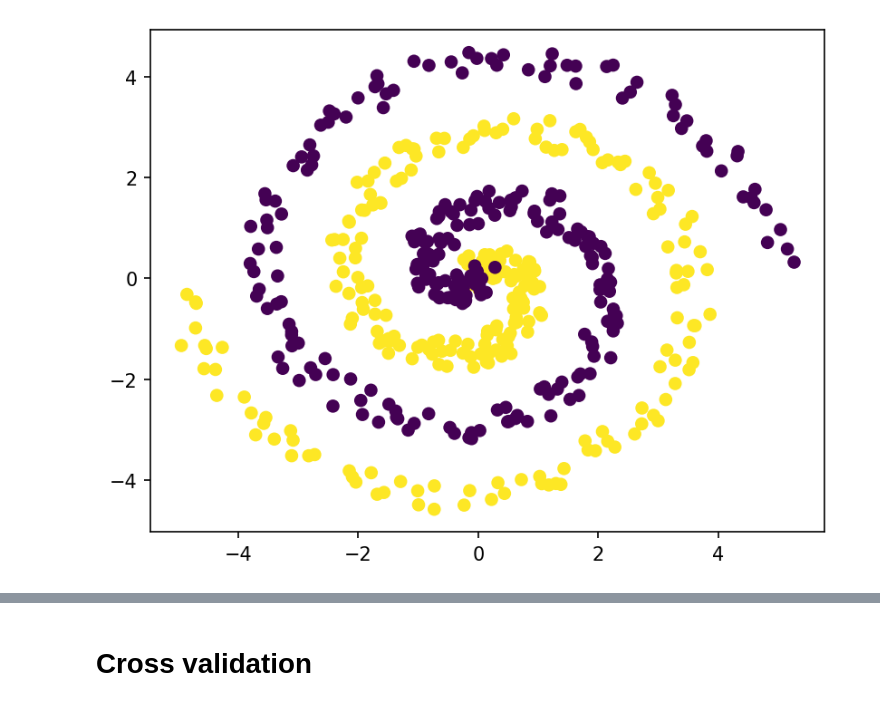
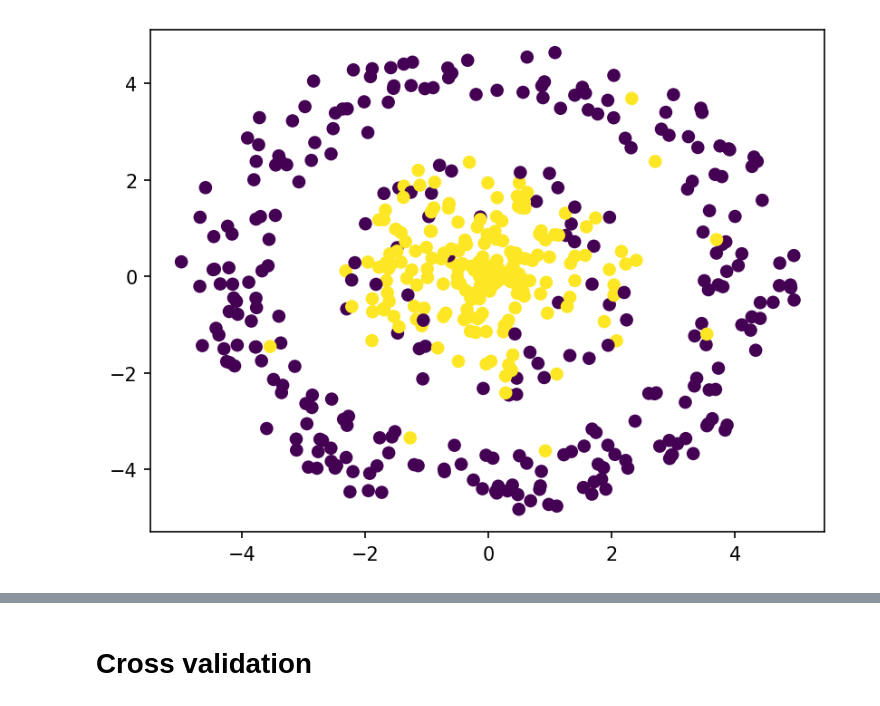
Before and after one commit to Alex1um/tmml, a Jupyter notebook: 5.ipynb, the cells around one changed output, grey strips where cells are left out. Saved outputs shown, nothing was run; the diff lists cells and outputs as text; code cells hidden in the pictures.

```diff
--- a/5.ipynb
+++ b/5.ipynb
@@ -68,6 +68,9 @@ def generate_spiral(N: int, noise: int):
     return x, y, labels
 
 def generate_circle(N: int, noise: int):
+    if N == 0:
+        return np.array([]), np.array([]), np.array([])
+    n = N // 2
     radius = 5
 
     def dist(x, y, center_x, center_y):
@@ -78,23 +81,24 @@ def generate_circle(N: int, noise: int):
         return 1 if dist(x, y, center_x, center_y) <= radius / 2 else -1
     get_circle_label = np.vectorize(get_circle_label)
 
-    r = np.concatenate((np.random.uniform(0, radius / 2, N), (np.random.uniform(radius * .7, radius, N))))
-    angle = np.random.uniform(0, 2 * np.pi, N * 2)
+    r = np.concatenate((np.random.uniform(0, radius / 2, n), (np.random.uniform(radius * .7, radius, n))))
+    angle = np.random.uniform(0, 2 * np.pi, n * 2)
     x = r * np.sin(angle)
-    noise_x = np.random.uniform(-radius, radius, N * 2) * noise
+    noise_x = np.random.uniform(-radius, radius, n * 2) * noise
     y = r * np.cos(angle)
-    noise_y = np.random.uniform(-radius, radius, N * 2) * noise
+    noise_y = np.random.uniform(-radius, radius, n * 2) * noise
     labels = get_circle_label(x + noise_x, y + noise_y, 0, 0)
 
     return x, y, labels
 
 def generate_two_gauss(N: int, noise: int):
+    n = N // 2
     variance_scale = np.vectorize(lambda x: .5 + 3.5 * (x / .5))
     variance = variance_scale(noise)
 
-    x = np.concatenate((np.random.normal(2, variance, N), np.random.normal(-2, variance, N)))
-    y = np.concatenate((np.random.normal(2, variance, N), np.random.normal(-2, variance, N)))
-    labels = np.concatenate((np.full(N, 1), np.full(N, -1)))
+    x = np.concatenate((np.random.normal(2, variance, n), np.random.normal(-2, variance, n)))
+    y = np.concatenate((np.random.normal(2, variance, n), np.random.normal(-2, variance, n)))
+    labels = np.concatenate((np.full(n, 1), np.full(n, -1)))
     return x, y, labels
 # %%
 def generate_points(N: int, test_percent, noise: int, *funcs):
@@ -123,12 +127,12 @@ def generate_points(N: int, test_percent, noise: int, *funcs):
     train_data = np.array([x_train, y_train]).T
     test_data = np.array([x_test, y_test]).T
 # %%
-generate_points(500, 1, 0.3, generate_spiral)
+generate_points(500, 1, 0.3, generate_circle)
 ax.clear()
 ax.scatter(x_train, y_train, c=labels_train)
 fig
 # %% [output]
-[figure, old version]
+[figure, new version]
 # %%
 
 #500
```
Also changed, not shown: parts of 8 cells of this notebook.
